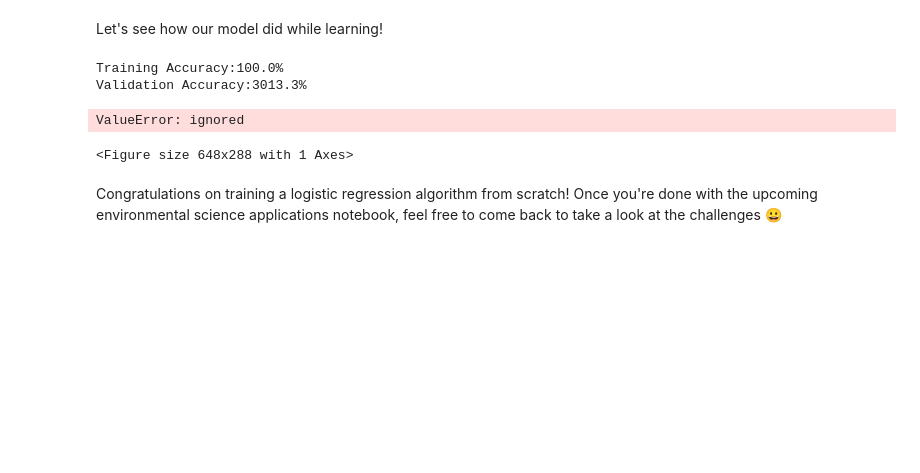
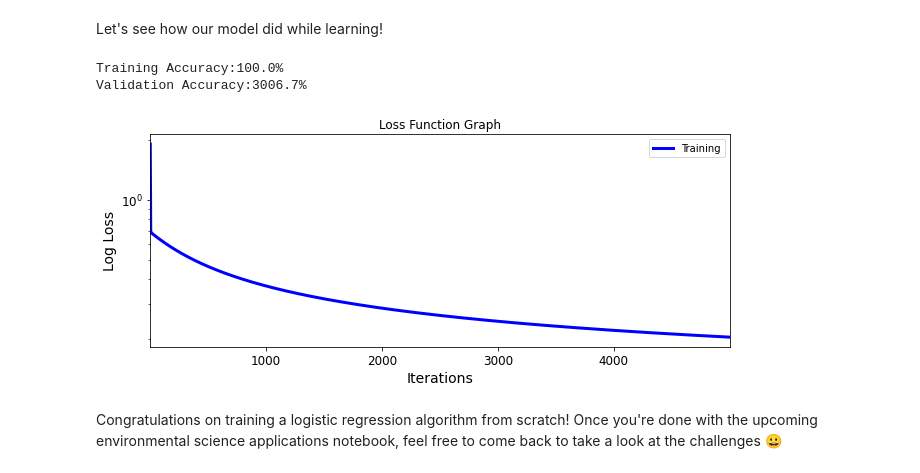
Before and after one commit to yasminghd/2022_ML_Earth_Env_Sci, a Jupyter notebook: Lab_Notebooks/S2_2_Training_Models.ipynb, the cells around one changed output. Drawn from its saved outputs; the diff is of its cells as text; code cells hidden in the pictures; blank space fills up the shorter version.

```diff
--- a/Lab_Notebooks/S2_2_Training_Models.ipynb
+++ b/Lab_Notebooks/S2_2_Training_Models.ipynb
@@ -414,45 +428,48 @@ Let's see how our model did while learning!
 # %%
 # Produce the Loss Function Visualization Graphs
 fig, ax = plt.subplots(figsize=(9,4))
-ax.plot(np.arange(1, 5000, 1), np.ravel(b));
-ax.plot(b, color='blue', label='Training', linewidth=3);
-ax.plot(losses[1], color='orange', label='Validation', linewidth=3);
+#ax.get_xticks()
+#ax.get_yticks()
+ax.plot(np.arange(1, 5000, 1), np.ravel(b), color='blue', label='Training', linewidth=3);
+
+#ax.plot(b, color='blue', label='Training', linewidth=3);
+#ax.plot(losses[1], color='orange', label='Validation', linewidth=3);
 ax.legend();
+ax.set_yscale('log')
 ax.set_ylabel('Log Loss')
 ax.set_xlabel('Iterations')
 ax.set_title('Loss Function Graph')
 ax.autoscale(axis='x', tight=True)
 fig.tight_layout();
 
 # Let's get predictions from our model for the training, validation, and testing
 # datasets
 y_hat_train = (predict(X_train, coeffs)>=.5).astype(int)
 y_hat_valid = (predict(X_valid, coeffs)>=.5).astype(int)
 y_hat_test = (predict(X_test, coeffs)>=.5).astype(int)
 
 y_sets = [ [y_hat_train, y_train],
            [y_hat_valid, y_valid],
-           [y_hat_test, y_test] ]
+          [y_hat_test, y_test] ]
 
 def accuracy_score(y_hat, y):
     assert(y_hat.size==y.size)
     return (y_hat == y).sum()/y.size
 
-#accuracies = [1]
+accuracies = [1]
 [accuracies.append(accuracy_score(y_set[0],y_set[1])) for y_set in y_sets]
 
 printout= (f'Training Accuracy:{accuracies[0]:.1%} \n'
            f'Validation Accuracy:{accuracies[1]:.1%} \n')
 
 # Add the testing accuracy only once you're sure that your model works!
 
 
 print(printout)
 # %% [output]
 Training Accuracy:100.0%
-Validation Accuracy:3013.3%
+Validation Accuracy:3006.7%
-ValueError: ignored
-<Figure size 648x288 with 1 Axes>
+[figure, added]
 # %% [markdown]
 Congratulations on training a logistic regression algorithm from scratch! Once you're done with the upcoming environmental science applications notebook, feel free to come back to take a look at the challenges 😀
 # %% [markdown]
```
Also changed, not shown: parts of 1 cell of this notebook.
